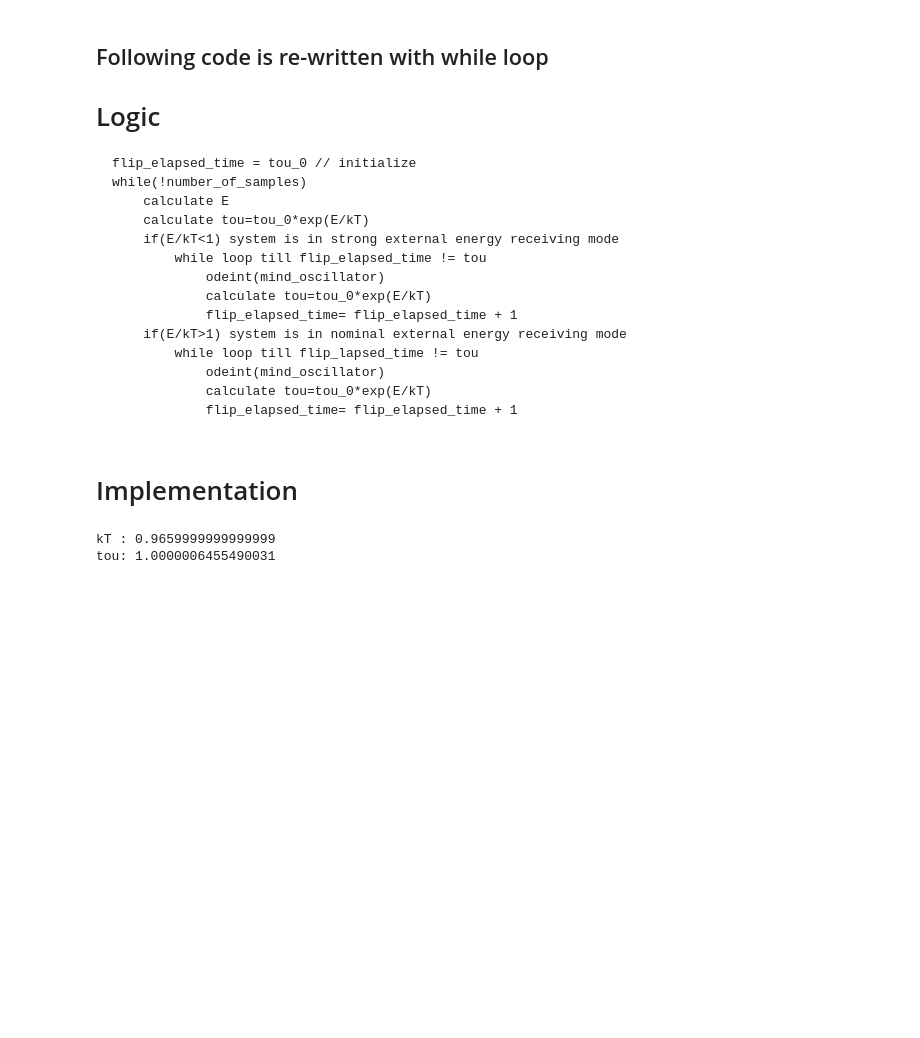
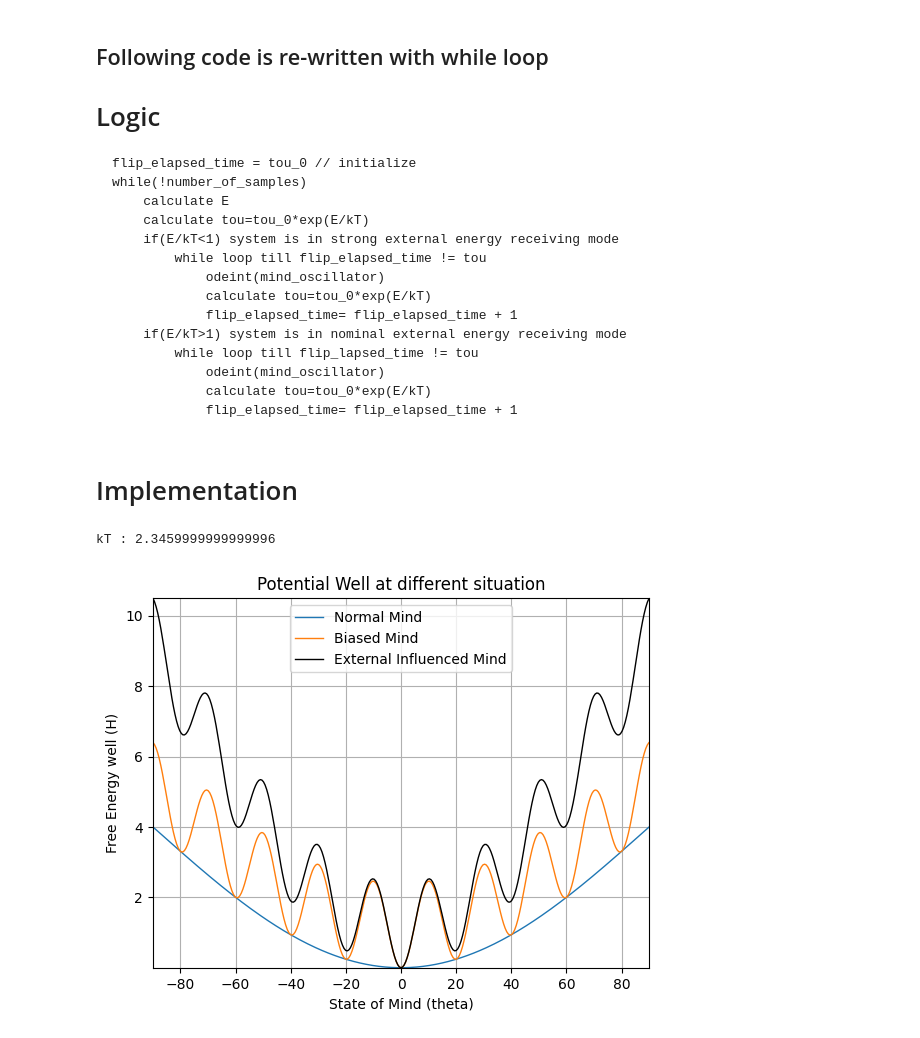
Before and after one commit to ShounakDas101/multibody, a Jupyter notebook: IEEE_Cognition_Real.ipynb, the cells around one changed output. Saved outputs shown, nothing was run; the diff lists cells and outputs as text; code cells hidden in the pictures; blank space fills up the shorter version.

```diff
--- a/IEEE_Cognition_Real.ipynb
+++ b/IEEE_Cognition_Real.ipynb
@@ -185,17 +65,32 @@ threshold energy 0.7576407887737832
 # %%
 I=1.0
 a=4.0
-b=0.2
+b=0.1
 c=4.1
 f=0.3  # it should be a fraction
-N=8 # No of anaisotropy in the potential well = 1+N/2
+N=18 # No of anaisotropy in the potential well = 1+N/2
 k=1.38 # boltzmann constant, actual value is 1.380649E-23 Joules/Kelin
-T=0.7    # actual value 300K (at room temp)
+T=1.7    # at T=1.7 tou=5, E/kT > 1
 print("kT :", k*T)
-tou_0 =1
-energy = 0.5*I*omega*omega + a*(1-np.cos(theta))+ f*a*(1-np.cos(N*theta)) #  range 0 to 5
-tou = tou_0*np.exp(energy/(k*T))
-print("tou:", tou)
 # %% [output]
-kT : 0.9659999999999999
-tou: 1.0000006455490031
+kT : 2.3459999999999996
+# %%
+# Mind Potential Equation biased because of  various brands in the market
+t = np.arange(-np.pi/2,np.pi/2,0.01)   # start,stop,step
+omega=0
+# New Potential
+H0 = 0.5*I*omega*omega + a*(1-np.cos(t))
+H1 = 0.5*I*omega*omega + a*(1-np.cos(t)) + f*a*(1-np.cos(N*t))
+H2 = 0.5*I*omega*omega + a*(1-np.cos(t)) + f*a*(1-np.cos(N*t)) + c*(1-np.cos(t))
+
+# A plot of the fluid height (position) inside the straw as a function of time.
+plt.title("Potential Well at different situation")
+plt.margins(x=0, y=0)
+plt.ticklabel_format(style='plain', axis='x')
+plt.plot(t*180/np.pi, H0, t*180/np.pi, H1, t*180/np.pi, H2, 'black', linewidth = 1)
+plt.xlabel('State of Mind (theta)')
+plt.ylabel('Free Energy well (H)')
+plt.legend(['Normal Mind', 'Biased Mind', 'External Influenced Mind'])
+plt.grid(True)
+# %% [output]
+[figure, added]
```
Also changed, not shown: parts of 13 cells of this notebook.
